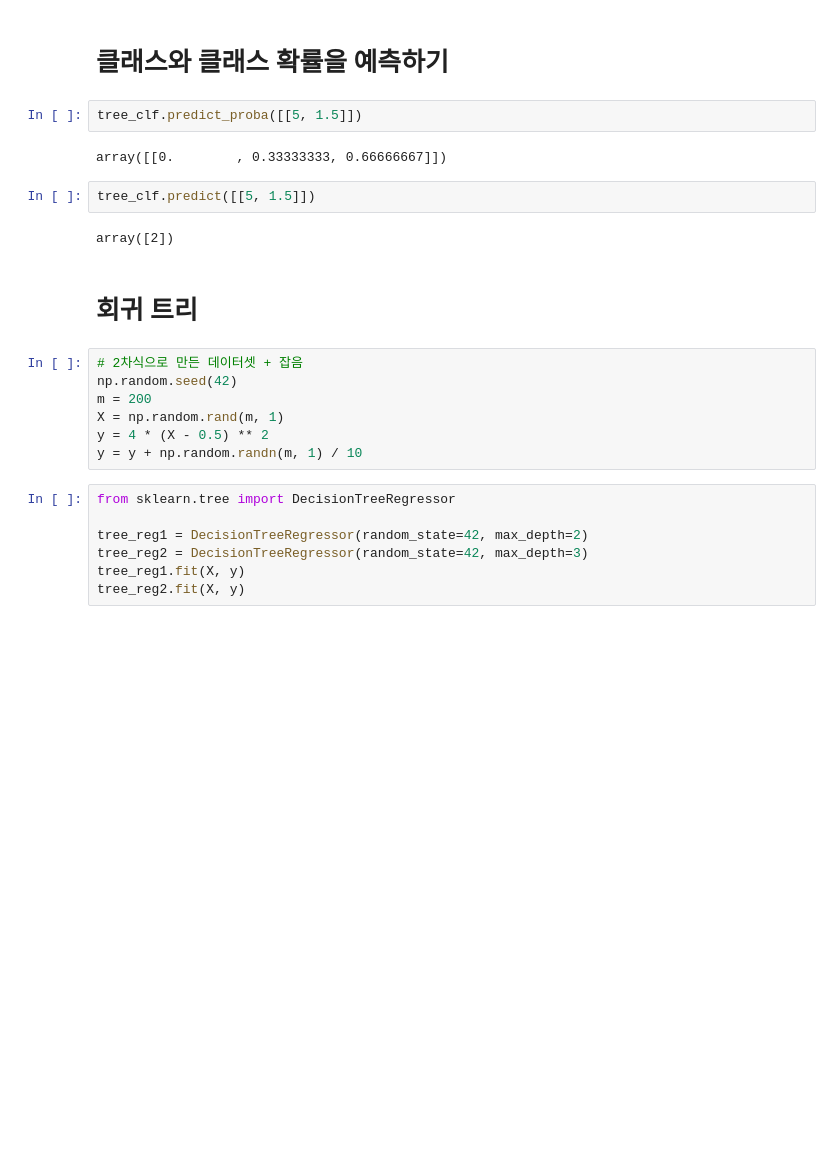
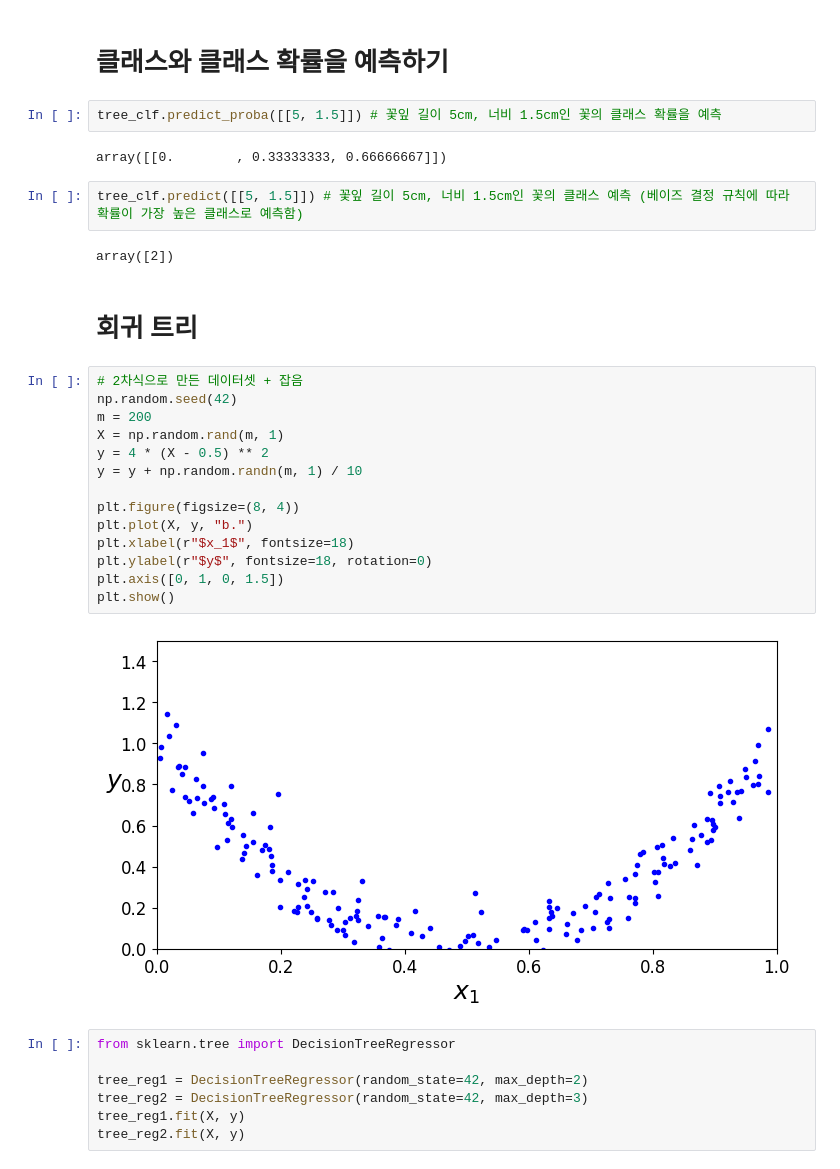
Before and after one commit to SLCFLAB/Fintech2025-2, a Jupyter notebook: ML_day3/3_1_Decision Tree_and_Ensemble.ipynb, the cells around one changed output. Drawn from its saved outputs; the diff is of its cells as text; blank space fills up the shorter version.

```diff
--- a/ML_day3/3_1_Decision Tree_and_Ensemble.ipynb
+++ b/ML_day3/3_1_Decision Tree_and_Ensemble.ipynb
@@ -111,22 +113,31 @@ plt.show()
 # %% [markdown]
 # 클래스와 클래스 확률을 예측하기
 # %%
-tree_clf.predict_proba([[5, 1.5]])
+tree_clf.predict_proba([[5, 1.5]]) # 꽃잎 길이 5cm, 너비 1.5cm인 꽃의 클래스 확률을 예측
 # %% [output]
 array([[0.        , 0.33333333, 0.66666667]])
-# %%
-tree_clf.predict([[5, 1.5]])
-# %% [output]
-array([2])
+# %%
+tree_clf.predict([[5, 1.5]]) # 꽃잎 길이 5cm, 너비 1.5cm인 꽃의 클래스 예측 (베이즈 결정 규칙에 따라 확률이 가장 높은 클래스로 예측함)
+# %% [output]
+array([2])
 # %% [markdown]
 # 회귀 트리
 # %%
 # 2차식으로 만든 데이터셋 + 잡음
 np.random.seed(42)
 m = 200
 X = np.random.rand(m, 1)
 y = 4 * (X - 0.5) ** 2
 y = y + np.random.randn(m, 1) / 10
+
+plt.figure(figsize=(8, 4))
+plt.plot(X, y, "b.")
+plt.xlabel(r"$x_1$", fontsize=18)
+plt.ylabel(r"$y$", fontsize=18, rotation=0)
+plt.axis([0, 1, 0, 1.5])
+plt.show()
+# %% [output]
+[figure, added]
 # %%
 from sklearn.tree import DecisionTreeRegressor
 
```
Also changed, not shown: parts of 10 cells of this notebook, 2 other files.
